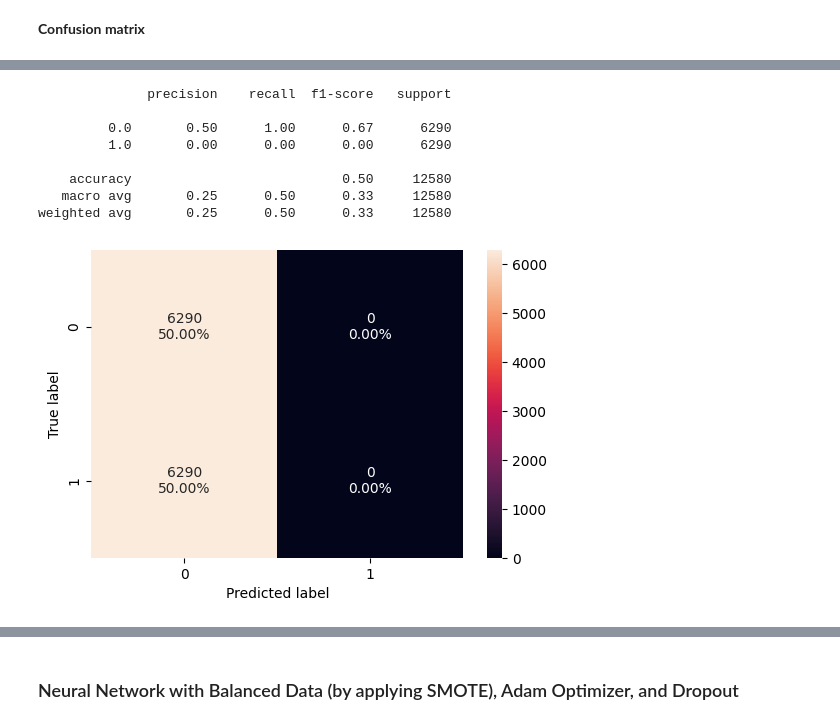
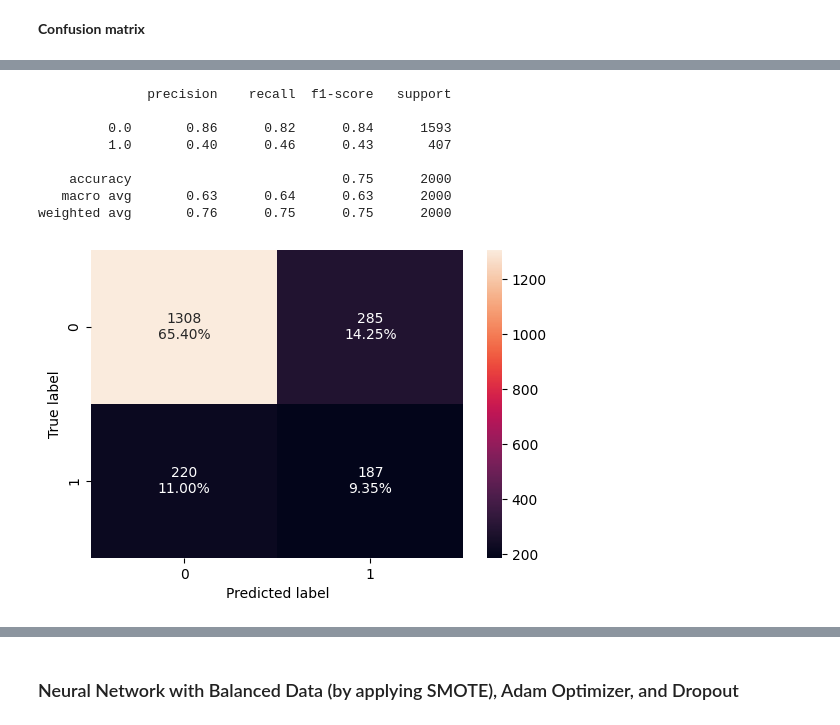
Before and after one commit to kurchania/Bank_Churn_Prediction_Low_code, a Jupyter notebook: Bank_Churn_Prediction_Low_code.ipynb, the cells around one changed output, grey strips where cells are left out. Cells and saved outputs as stored; diff of their text form; code cells hidden in the pictures.

```diff
--- a/Bank_Churn_Prediction_Low_code.ipynb
+++ b/Bank_Churn_Prediction_Low_code.ipynb
@@ -1037,6 +1044,45 @@ train_metric_df = pd.DataFrame(columns=["recall"])
 valid_metric_df = pd.DataFrame(columns=["recall"])
 # %% [markdown]
 ### Neural Network with SGD Optimizer
+# %%
+# Step 1: Load your data
+import pandas as pd
+from sklearn.model_selection import train_test_split
+from sklearn.preprocessing import StandardScaler, LabelEncoder
+import numpy as np
+
+ds = pd.read_csv(bank)
+
+# Step 2: Drop irrelevant columns
+ds.drop(['RowNumber', 'CustomerId', 'Surname'], axis=1, inplace=True)
+
+# Step 3: Encode categorical features
+le = LabelEncoder()
+ds['Gender'] = le.fit_transform(ds['Gender'])  # Male=1, Female=0 # Changed df to ds
+ds = pd.get_dummies(ds, columns=['Geography'], drop_first=True)  # France, Germany, Spain
+
+#Step 4: Split into features and target
+X = ds.drop('Exited', axis=1)
+y = ds['Exited']
+
+# Step 5: Train-test split
+X_train, X_val, y_train, y_val = train_test_split(X, y, test_size=0.2, stratify=y, random_state=42)
+
+# Step 6: Scale features
+scaler = StandardScaler()
+X_train = scaler.fit_transform(X_train)
+X_val = scaler.transform(X_val)
+
+# Step 7: Ensure all arrays are float32 (TensorFlow requirement)
+X_train = np.asarray(X_train).astype(np.float32)
+y_train = np.asarray(y_train).astype(np.float32)
+X_val = np.asarray(X_val).astype(np.float32)
+y_val = np.asarray(y_val).astype(np.float32)
+
+# Step 8: Build the ANN
+from tensorflow.keras.models import Sequential
+from tensorflow.keras.layers import Dense, Dropout
+from tensorflow.keras.optimizers import Adam
 # %%
 backend.clear_session()
 #Fixing the seed for random number generators so that we can ensure we receive the same output everytime
@@ -2409,5 +2491,5 @@ weighted avg       0.25      0.50      0.33     12580
 # %%
-cr=classification_report(y_train_smote,y_train_pred) ## Complete the code to check the model's performance on the validation set
+cr=classification_report(y_val,y_val_pred) ## Complete the code to check the model's performance on the validation set
 print(cr)
 # %% [output]
               precision    recall  f1-score   support
@@ -2428,16 +2538,14 @@ make_confusion_matrix(y_train_smote, y_train_pred)
 # %%
 #Calculating the confusion matrix
-#make_confusion_matrix(____,____)  ## Complete the code to check the model's performance on the validation set
-#Calculating the confusion matrix
-make_confusion_matrix(y_train_smote, y_train_pred)  ## Complete the code to check the model's performance on the validation set
+make_confusion_matrix(y_val,y_val_pred)  ## Complete the code to check the model's performance on the validation set
 print(cr)
 # %% [output]
               precision    recall  f1-score   support
 
-         0.0       0.50      1.00      0.67      6290
-         1.0       0.00      0.00      0.00      6290
+         0.0       0.86      0.82      0.84      1593
+         1.0       0.40      0.46      0.43       407
 
-    accuracy                           0.50     12580
-   macro avg       0.25      0.50      0.33     12580
-weighted avg       0.25      0.50      0.33     12580
+    accuracy                           0.75      2000
+   macro avg       0.63      0.64      0.63      2000
+weighted avg       0.76      0.75      0.75      2000
-[figure, old version]
+[figure, new version]
```
Also changed, not shown: parts of 137 cells of this notebook.
